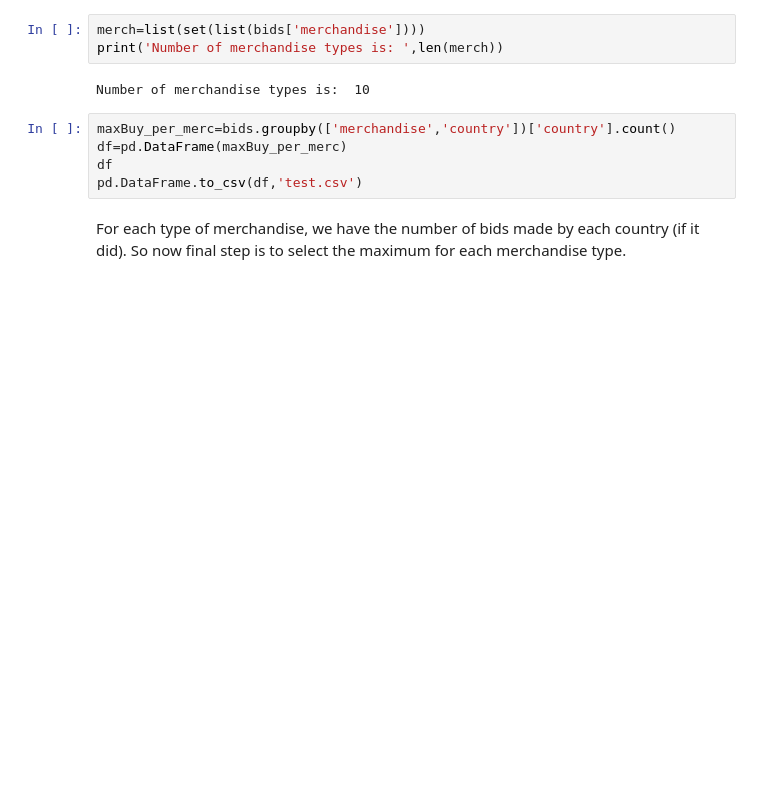
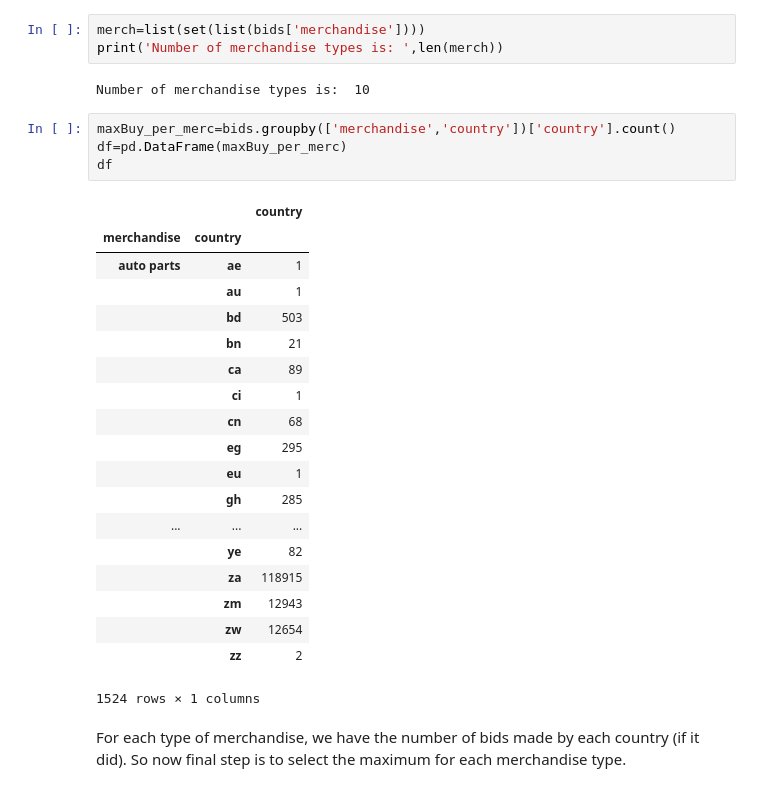
Before and after one commit to YoussefEssDS/Data-analysis, a Jupyter notebook: Online auction bids analysis.ipynb, the cells around one changed output. Saved outputs shown, nothing was run; the diff lists cells and outputs as text; blank space fills up the shorter version.

```diff
--- a/Online auction bids analysis.ipynb
+++ b/Online auction bids analysis.ipynb
@@ -40,8 +50,27 @@ Number of merchandise types is:  10
 # %%
 maxBuy_per_merc=bids.groupby(['merchandise','country'])['country'].count()
 df=pd.DataFrame(maxBuy_per_merc)
 df
-pd.DataFrame.to_csv(df,'test.csv')
+# %% [output]
+|  |  | country |
+| merchandise | country |  |
+| auto parts | ae | 1 |
+|  | au | 1 |
+|  | bd | 503 |
+|  | bn | 21 |
+|  | ca | 89 |
+|  | ci | 1 |
+|  | cn | 68 |
+|  | eg | 295 |
+|  | eu | 1 |
+|  | gh | 285 |
+| ... | ... | ... |
+|  | ye | 82 |
+|  | za | 118915 |
+|  | zm | 12943 |
+|  | zw | 12654 |
+|  | zz | 2 |
+1524 rows × 1 columns
 # %% [markdown]
 For each type of merchandise, we have the number of bids made by each country (if it did). So now final step is to select the maximum for each merchandise type.
 # %%
```
Also changed, not shown: parts of 22 cells of this notebook, 4 other files.
